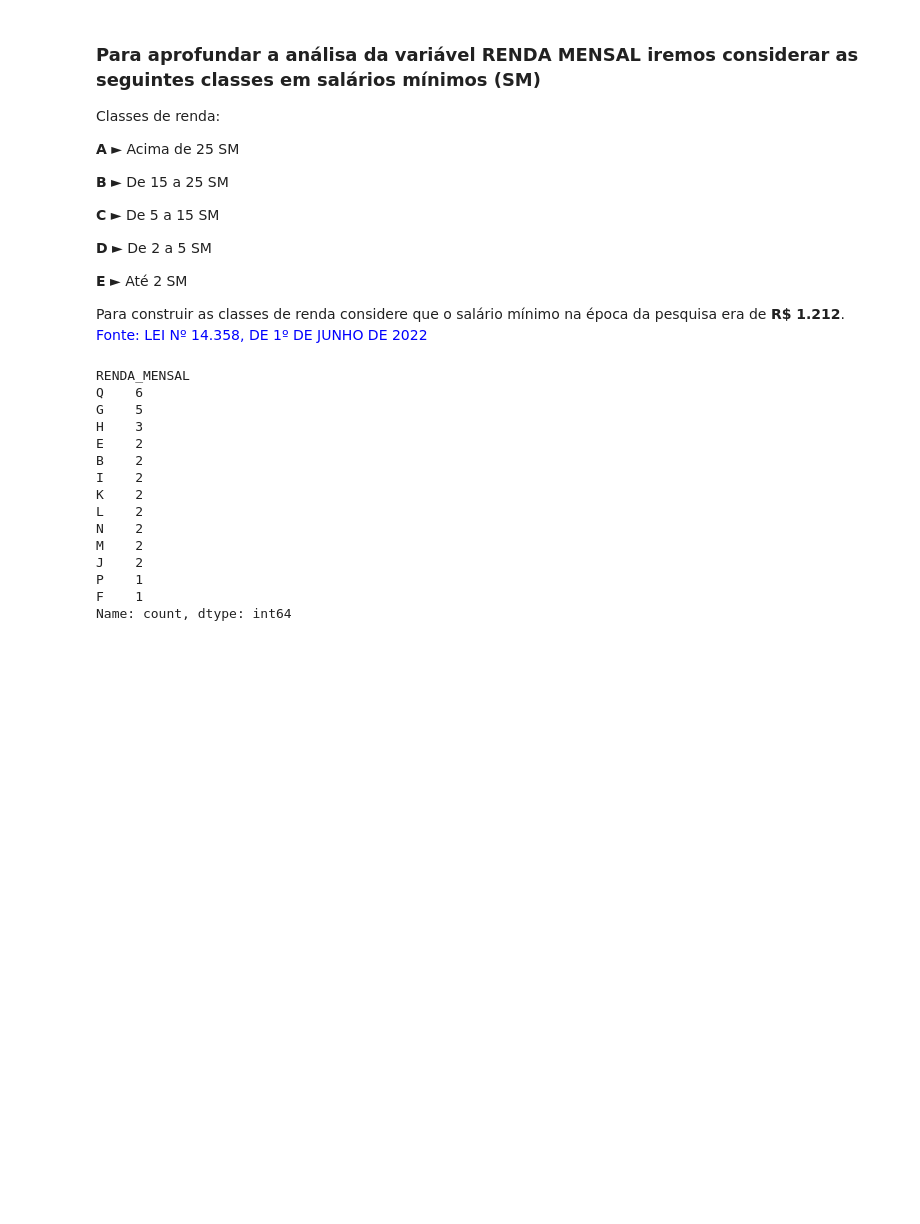
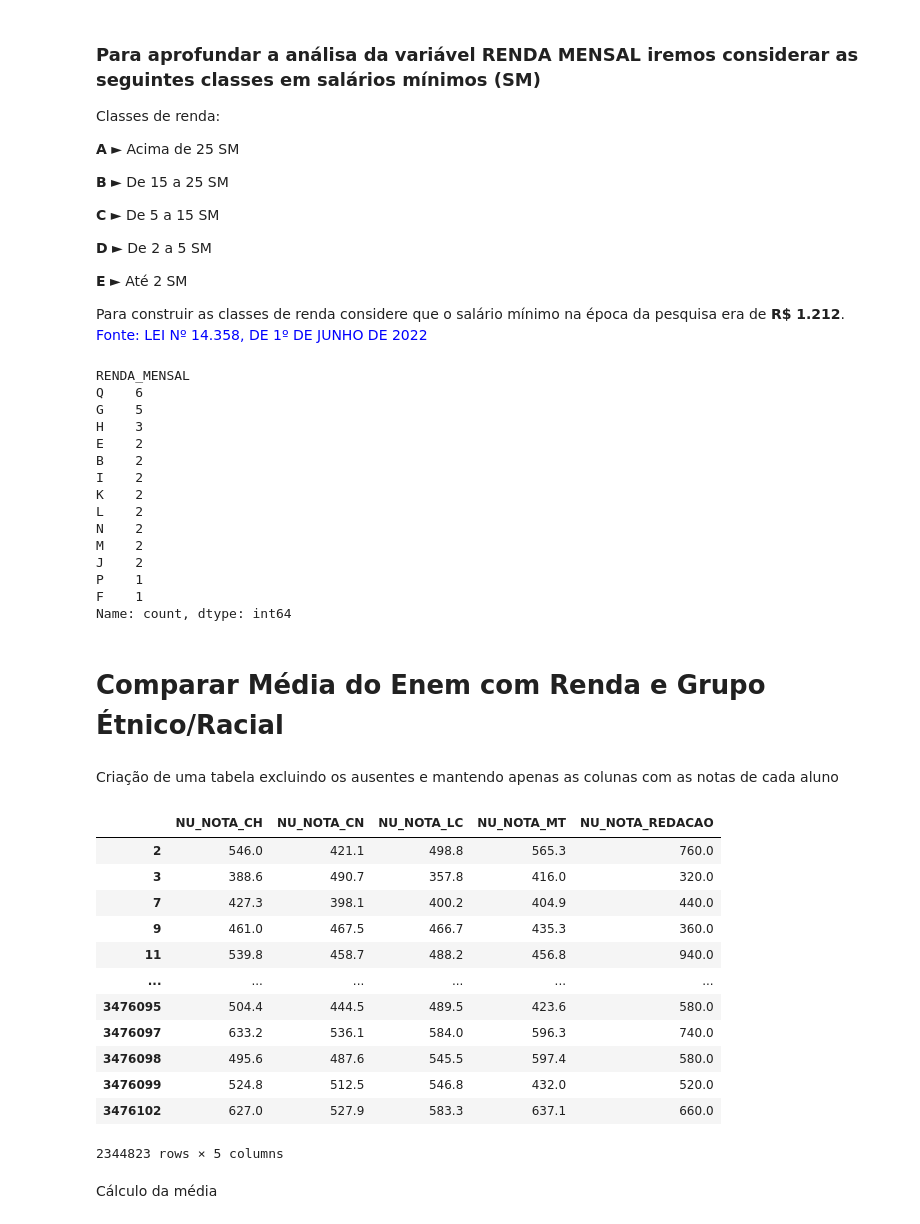
Before and after one commit to Grupo-B-Turma-2-Ada-VemSerTech/Projeto_Mod04_Ada_VemSerTech, a Jupyter notebook: Projeto.ipynb, the cells around one changed output. Drawn from its saved outputs; the diff is of its cells as text; code cells hidden in the pictures; blank space fills up the shorter version.

Commit message:
Tabela de notas e média dos alunos

```diff
--- a/Projeto.ipynb
+++ b/Projeto.ipynb
@@ -612,3 +613,31 @@ J    2
 P    1
 F    1
 Name: count, dtype: int64
+# %% [markdown]
+# Comparar Média do Enem com Renda e Grupo Étnico/Racial
+# %% [markdown]
+Criação de uma tabela excluindo os ausentes e mantendo apenas as colunas com as notas de cada aluno
+# %%
+notas = df_enem.loc[(df_enem['TP_PRESENCA_CN']==1) &
+                    (df_enem['TP_PRESENCA_LC']==1) &
+                    (df_enem['TP_PRESENCA_CH']==1) &
+                    (df_enem['TP_PRESENCA_MT']== 1),
+                    ['NU_NOTA_CH', 'NU_NOTA_CN', 'NU_NOTA_LC', 'NU_NOTA_MT',
+                    'NU_NOTA_REDACAO']]
+notas
+# %% [output]
+|  | NU_NOTA_CH | NU_NOTA_CN | NU_NOTA_LC | NU_NOTA_MT | NU_NOTA_REDACAO |
+| 2 | 546.0 | 421.1 | 498.8 | 565.3 | 760.0 |
+| 3 | 388.6 | 490.7 | 357.8 | 416.0 | 320.0 |
+| 7 | 427.3 | 398.1 | 400.2 | 404.9 | 440.0 |
+| 9 | 461.0 | 467.5 | 466.7 | 435.3 | 360.0 |
+| 11 | 539.8 | 458.7 | 488.2 | 456.8 | 940.0 |
+| ... | ... | ... | ... | ... | ... |
+| 3476095 | 504.4 | 444.5 | 489.5 | 423.6 | 580.0 |
+| 3476097 | 633.2 | 536.1 | 584.0 | 596.3 | 740.0 |
+| 3476098 | 495.6 | 487.6 | 545.5 | 597.4 | 580.0 |
+| 3476099 | 524.8 | 512.5 | 546.8 | 432.0 | 520.0 |
+| 3476102 | 627.0 | 527.9 | 583.3 | 637.1 | 660.0 |
+2344823 rows × 5 columns
+# %% [markdown]
+Cálculo da média
```
Also changed, not shown: parts of 2 cells of this notebook.
